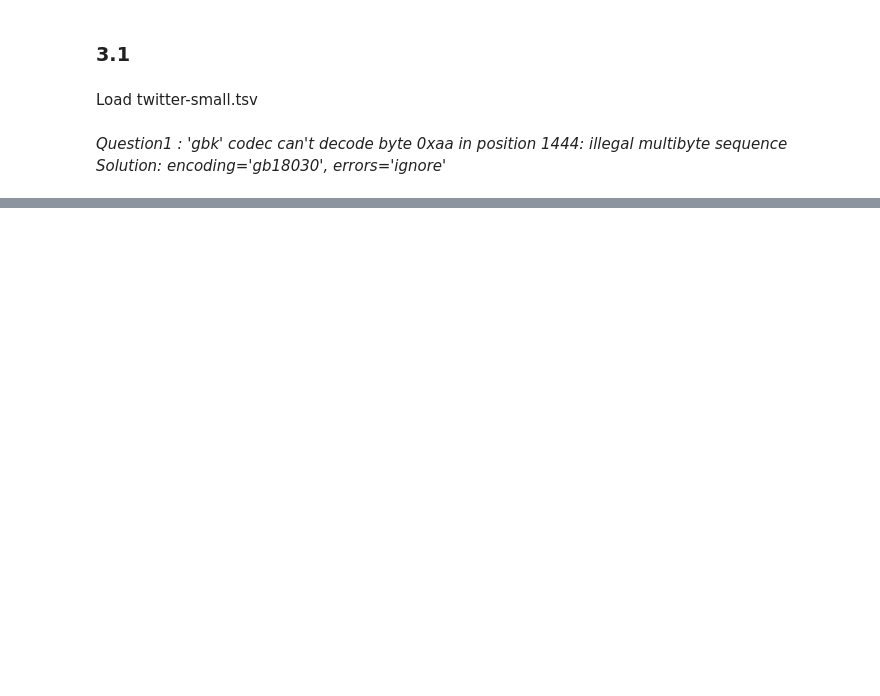
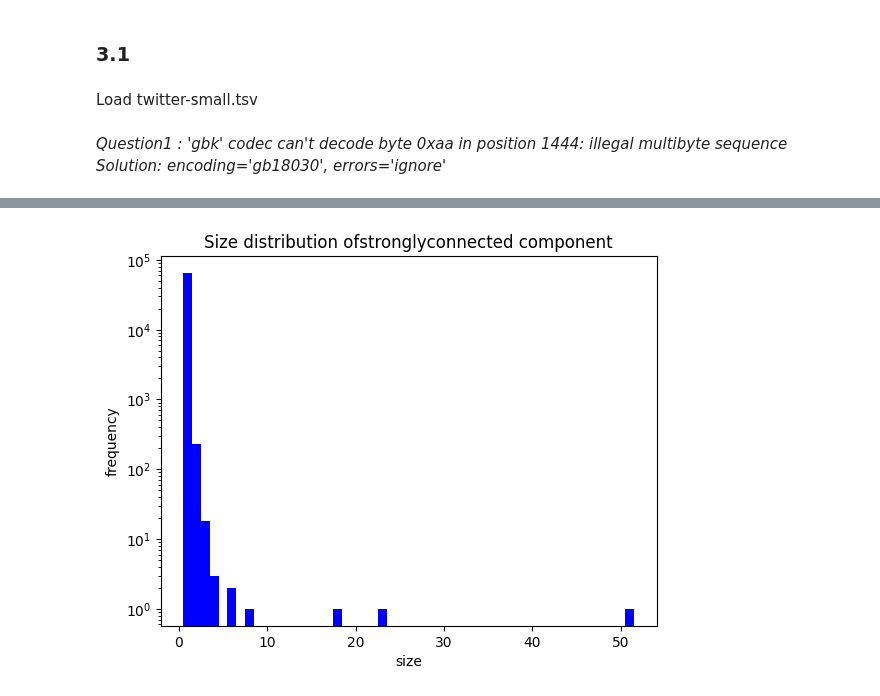
Before and after one commit to X1anghe/SNA_Assignments, a Jupyter notebook: Assignment2/src/SNA2.ipynb, the cells around one changed output, grey strips where cells are left out. Cells and saved outputs as stored; diff of their text form; code cells hidden in the pictures; blank space fills up the shorter version.

```diff
--- a/Assignment2/src/SNA2.ipynb
+++ b/Assignment2/src/SNA2.ipynb
@@ -125,0 +177,43 @@ csvWrite.close()
+# %%
+size_list_strongly = count_size_each_components(Gs, Gs_strongly_size_list)
+size_list_weakly = count_size_each_components(Gs, Gs_weakly_size_list)
+# %%
+def count_frequency(size_list):
+    size_frequency = {}
+    for i in size_list:
+        if i not in size_frequency.keys():
+            size_frequency[i] = 1
+        else:
+            size_frequency[i] += 1
+    return size_frequency
+# %%
+size_frequency_strongly = {}
+size_frequency_strongly = count_frequency(size_list_strongly)
+size_frequency_weakly = {}
+size_frequency_weakly = count_frequency(size_list_weakly)
+# %%
+def show_size_plot(size_dict, plotName):
+    y_frequency = []
+    if plotName == 'strongly':
+        x_counts = range(min(size_dict.keys()), max(size_dict.keys())+1)
+    if plotName == 'weakly':
+        x_counts = range(min(size_dict.keys()), 50+1)
+
+    for key in x_counts:
+        if key in size_dict:
+            y_frequency.append(size_dict[key])
+        else:
+            y_frequency.append(0)
+
+    f_p = plt.gca()
+    # f_p.figure(figsize=(5, 5))
+    f_p.bar(x_counts, y_frequency, width=1, color='b')
+    f_p.set_yscale('log')
+    plt.title("Size distribution of" + plotName + "connected component")
+    plt.ylabel("frequency")
+    plt.xlabel("size")
+    return
+# %%
+show_size_plot(size_frequency_strongly, 'strongly')
+# %% [output]
+[figure, added]
```
Also changed, not shown: parts of 81 cells of this notebook, 12 other files.
